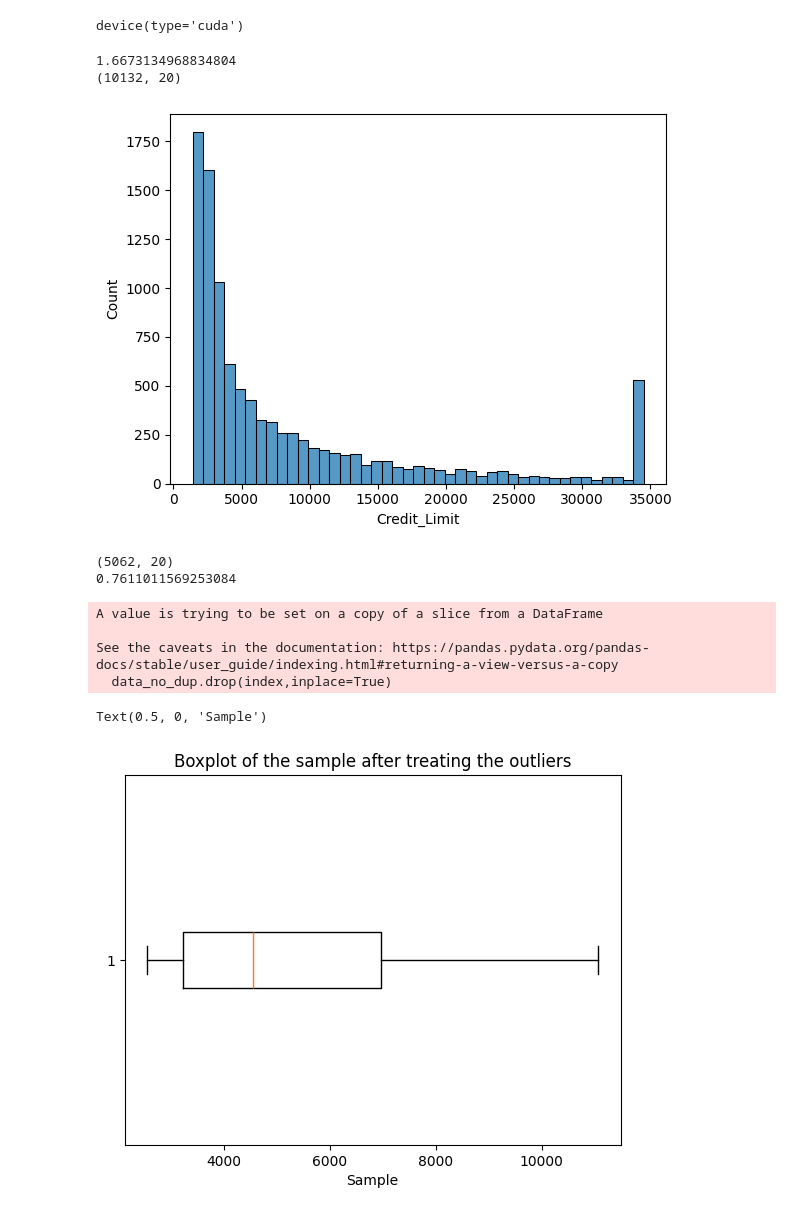
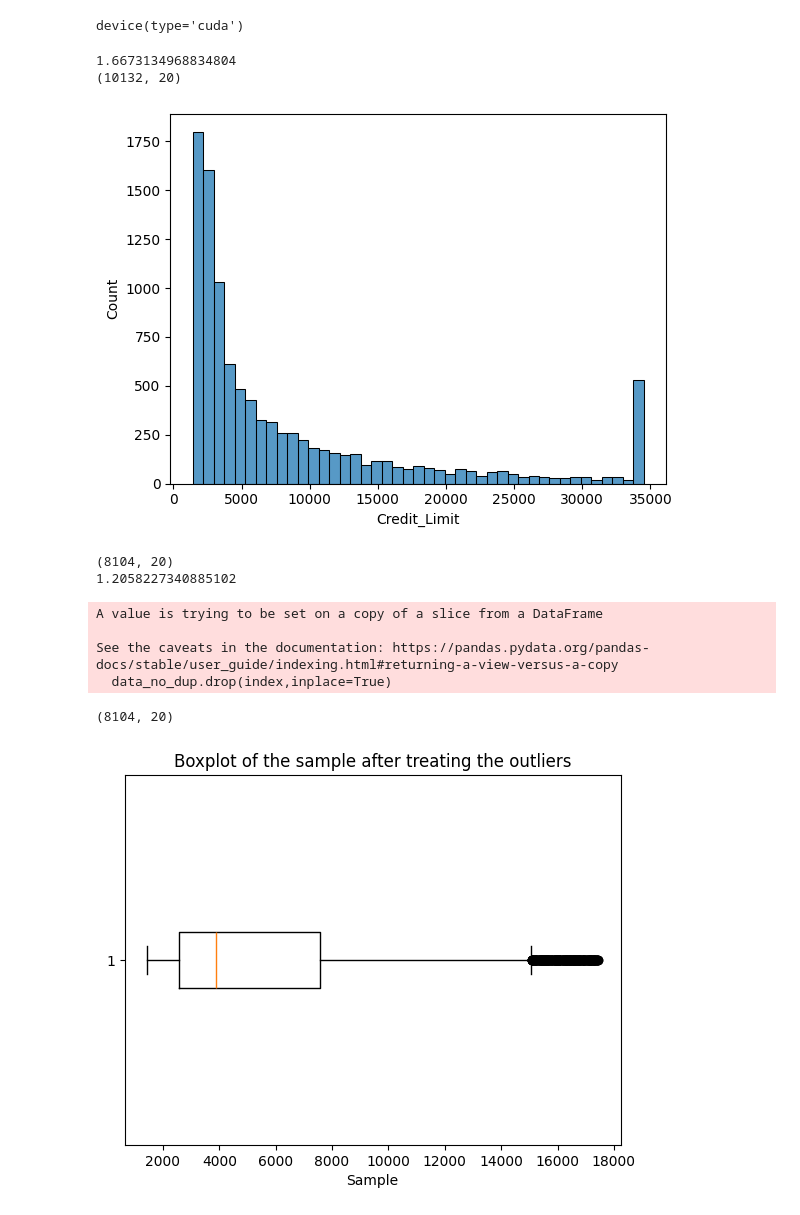
Before and after one commit to KIa-MEL/Credit-Limit-Prediction-Using-Neural-Networks, a Jupyter notebook: src/main.ipynb, the cells around one changed output. Saved outputs shown, nothing was run; the diff lists cells and outputs as text; code cells hidden in the pictures.

```diff
--- a/src/main.ipynb
+++ b/src/main.ipynb
@@ -79,36 +127,38 @@ device(type='cuda')
 # %%
 print(data_no_dup['Credit_Limit'].skew())
 print(data_no_dup.shape)
 sns.histplot(data=data_no_dup,x="Credit_Limit")
 plt.show()
 
-upper=data_no_dup['Credit_Limit'].quantile(0.25)
-lower=data_no_dup['Credit_Limit'].quantile(0.75)
+upper=data_no_dup['Credit_Limit'].quantile(0.005)
+lower=data_no_dup['Credit_Limit'].quantile(0.85)
 
 #print(upper,lower)
 
 index=data_no_dup[(data_no_dup['Credit_Limit']>=lower)|(data_no_dup['Credit_Limit']<=upper)].index
 
 data_no_dup.drop(index,inplace=True)
 print(data_no_dup.shape)
 
 data_no_dup['Credit_Limit'].describe()
 print(data_no_dup['Credit_Limit'].skew())
 plt.boxplot(data_no_dup['Credit_Limit'], vert=False)
 plt.title("Boxplot of the sample after treating the outliers")
 plt.xlabel("Sample")
+
+data_no_dup.shape
 # %% [output]
 1.6673134968834804
 (10132, 20)
 [figure]
-(5062, 20)
-0.7611011569253084
+(8104, 20)
+1.2058227340885102
 A value is trying to be set on a copy of a slice from a DataFrame
 
 See the caveats in the documentation: https://pandas.pydata.org/pandas-docs/stable/user_guide/indexing.html#returning-a-view-versus-a-copy
   data_no_dup.drop(index,inplace=True)
-Text(0.5, 0, 'Sample')
+(8104, 20)
-[figure, old version]
+[figure, new version]
 # %%
 def fix_missing_values(df):
     # Identify numerical and categorical columns
```
Also changed, not shown: parts of 20 cells of this notebook.
